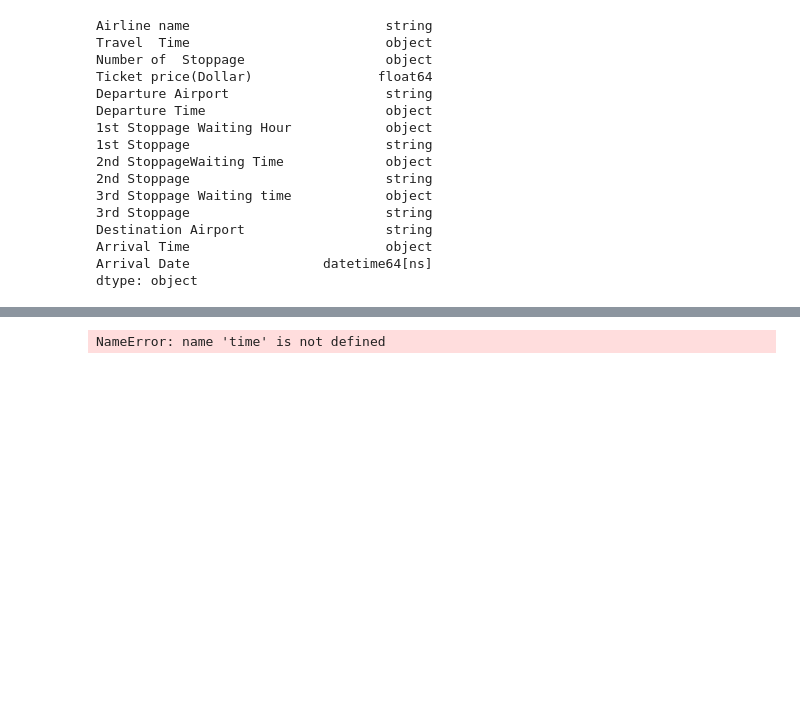
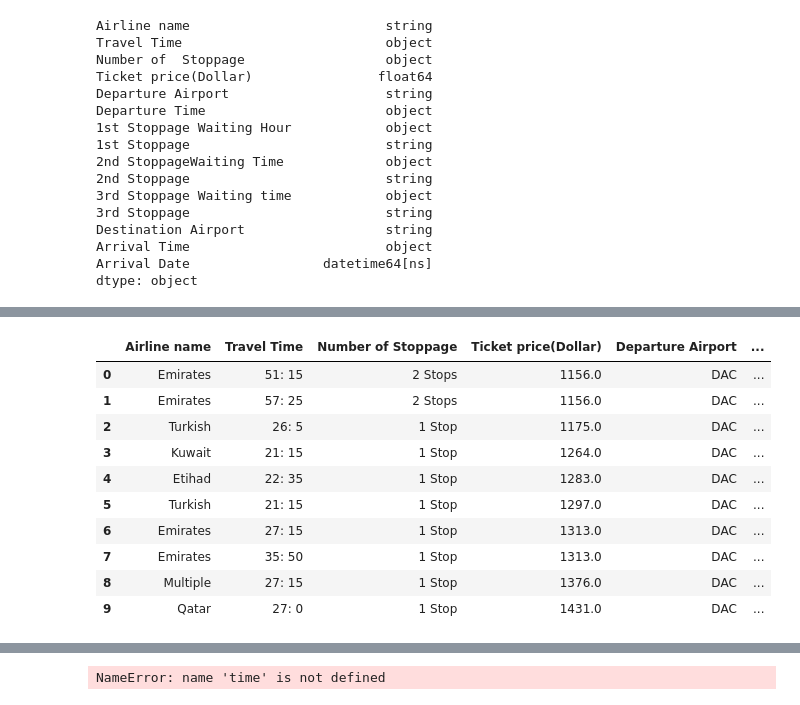
Before and after one commit to natalieheng/Project-2-Airline-Flight-Fares, a Jupyter notebook: Data Cleaning for Project 2.ipynb, the cells around one changed output, grey strips where cells are left out. Saved outputs shown, nothing was run; the diff lists cells and outputs as text; code cells hidden in the pictures; blank space fills up the shorter version.

```diff
--- a/Data Cleaning for Project 2.ipynb
+++ b/Data Cleaning for Project 2.ipynb
@@ -192,0 +262,18 @@ dtype: object
+# %%
+#removing the h and m from the text in travel time column
+flight['Travel Time'] = flight['Travel Time'].str.replace('h', ':')
+flight['Travel Time'] = flight['Travel Time'].str.replace('m', '')
+# %%
+flight.head(10)
+# %% [output]
+|  | Airline name | Travel Time | Number of Stoppage | Ticket price(Dollar) | Departure Airport | ... |
+| 0 | Emirates | 51: 15 | 2 Stops | 1156.0 | DAC | ... |
+| 1 | Emirates | 57: 25 | 2 Stops | 1156.0 | DAC | ... |
+| 2 | Turkish | 26: 5 | 1 Stop | 1175.0 | DAC | ... |
+| 3 | Kuwait | 21: 15 | 1 Stop | 1264.0 | DAC | ... |
+| 4 | Etihad | 22: 35 | 1 Stop | 1283.0 | DAC | ... |
+| 5 | Turkish | 21: 15 | 1 Stop | 1297.0 | DAC | ... |
+| 6 | Emirates | 27: 15 | 1 Stop | 1313.0 | DAC | ... |
+| 7 | Emirates | 35: 50 | 1 Stop | 1313.0 | DAC | ... |
+| 8 | Multiple | 27: 15 | 1 Stop | 1376.0 | DAC | ... |
+| 9 | Qatar | 27: 0 | 1 Stop | 1431.0 | DAC | ... |
```
Also changed, not shown: parts of 15 cells of this notebook.
